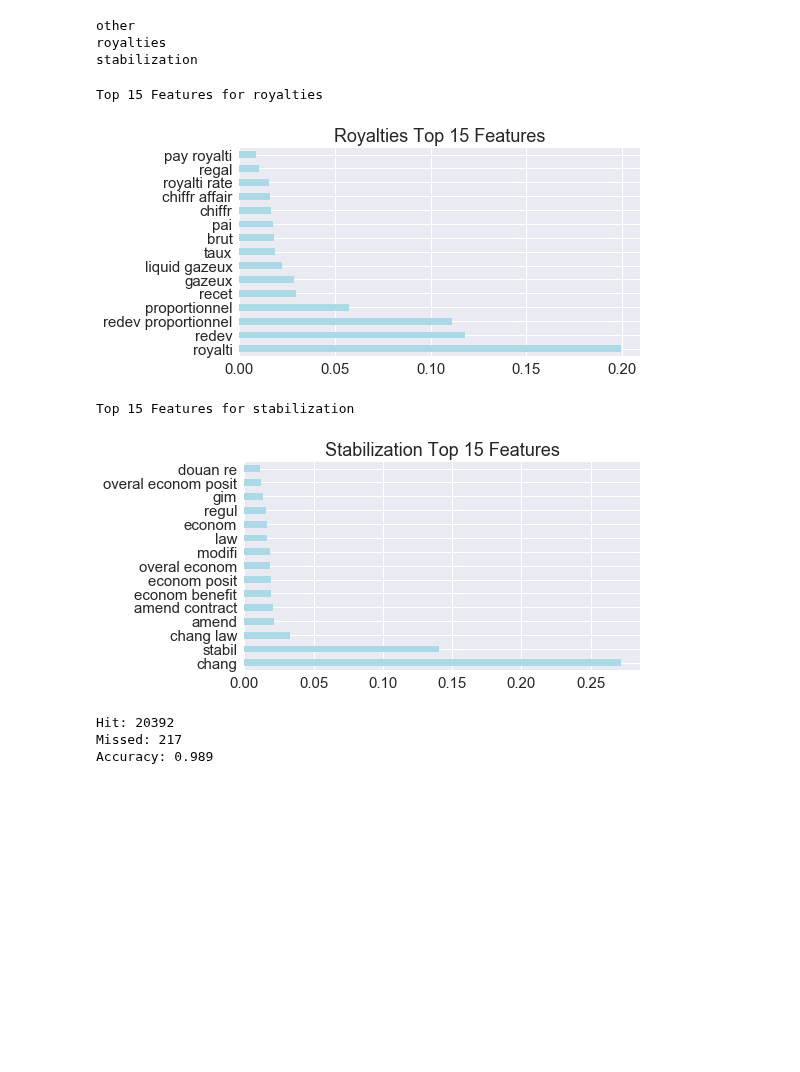
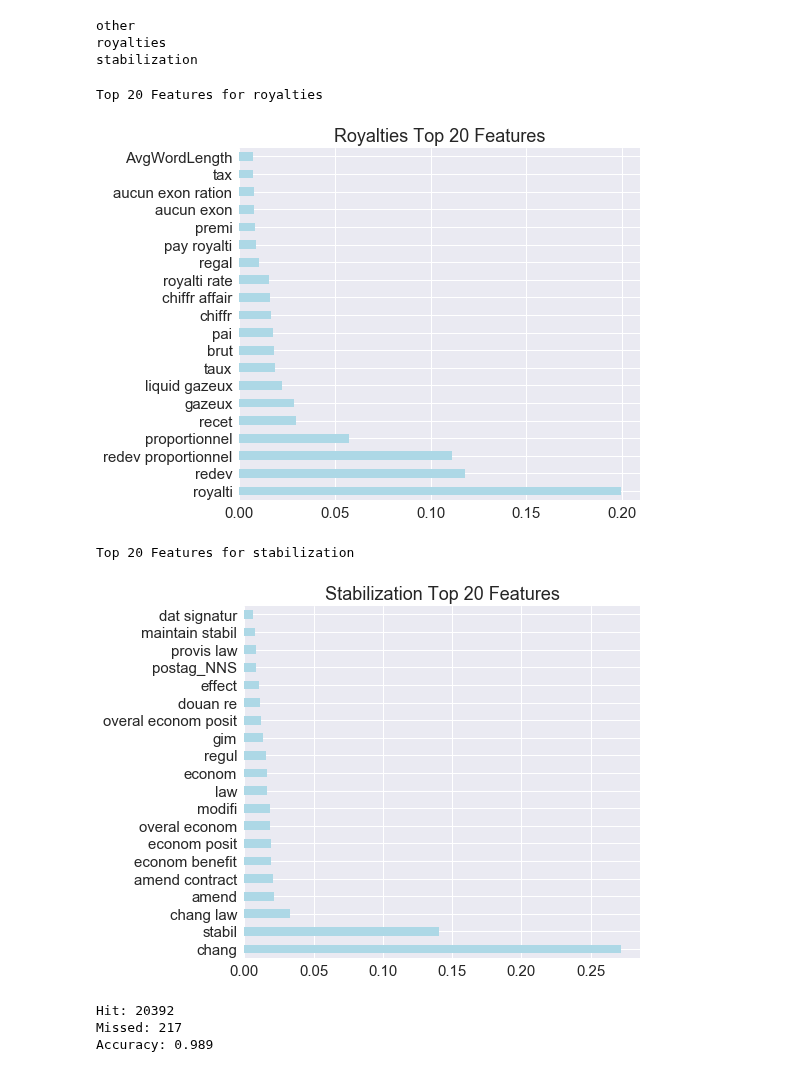
Before and after one commit to datakind/NRGI_Extractives_Contract_Toolkit, a Jupyter notebook: 6c_Annotation_Tag_Multiclass_Classifier.ipynb, the cells around one changed output. Saved outputs shown, nothing was run; the diff lists cells and outputs as text; code cells hidden in the pictures; blank space fills up the shorter version.

```diff
--- a/6c_Annotation_Tag_Multiclass_Classifier.ipynb
+++ b/6c_Annotation_Tag_Multiclass_Classifier.ipynb
@@ -331,21 +331,21 @@ other
 royalties
 stabilization
 # %%
-n = 15
-sns.set_context(rc={"figure.figsize": (8, 4)})
+n = 20
+sns.set_context(rc={"figure.figsize": (8, 6)})
 importances = {}
 importances = get_feature_importances(model,X)
 for i in model.classes_[1:]:
     print 'Top ' + str(n) + ' Features for ' + i
     importances[i].index.name=None
     importances[i].sort_values(by='Importance',ascending=False).head(n).plot(kind='barh',title=i.title() + ' Top ' + str(n) + ' Features',legend=False, color='lightblue')
     plt.tight_layout()
     plt.show()
 # %% [output]
-Top 15 Features for royalties
+Top 20 Features for royalties
-[figure, old version]
+[figure, new version]
-Top 15 Features for stabilization
+Top 20 Features for stabilization
-[figure, old version]
+[figure, new version]
 # %%
 annotations['Actual'] = y
 annotations['Predicted'] = model.predict(X)
```
